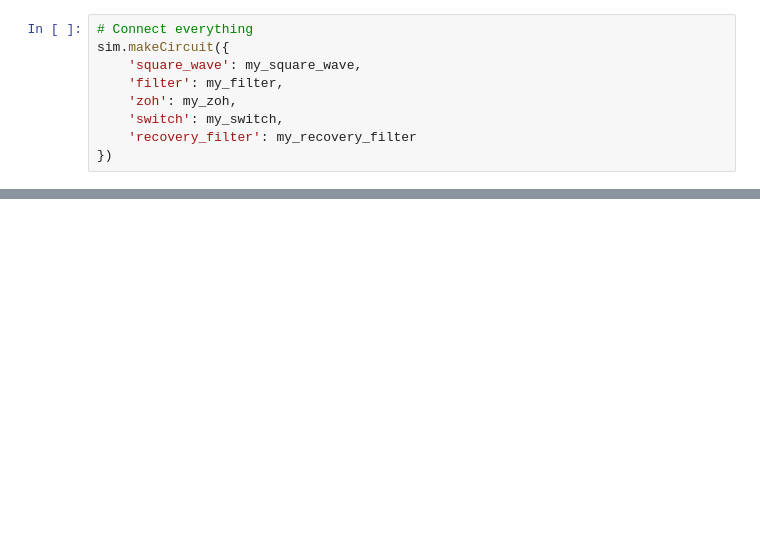
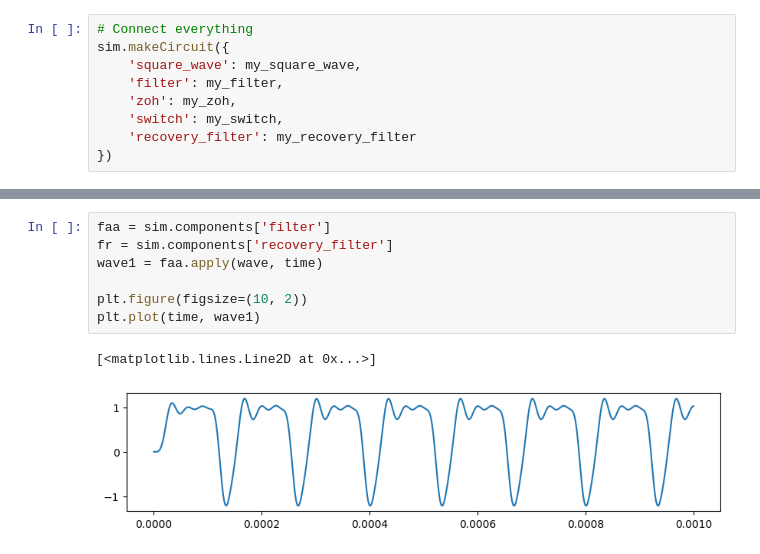
Before and after one commit to agus-fshr/assd-tp-1, a Jupyter notebook: test.ipynb, the cells around one changed output, grey strips where cells are left out. Drawn from its saved outputs; the diff is of its cells as text; blank space fills up the shorter version.

```diff
--- a/test.ipynb
+++ b/test.ipynb
@@ -43,0 +51,10 @@ plt.plot(wave.time, wave.voltage)
+# %%
+faa = sim.components['filter']
+fr = sim.components['recovery_filter']
+wave1 = faa.apply(wave, time)
+
+plt.figure(figsize=(10, 2))
+plt.plot(time, wave1)
+# %% [output]
+[<matplotlib.lines.Line2D at 0x...>]
+[figure, added]
```
Also changed, not shown: parts of 5 cells of this notebook.
